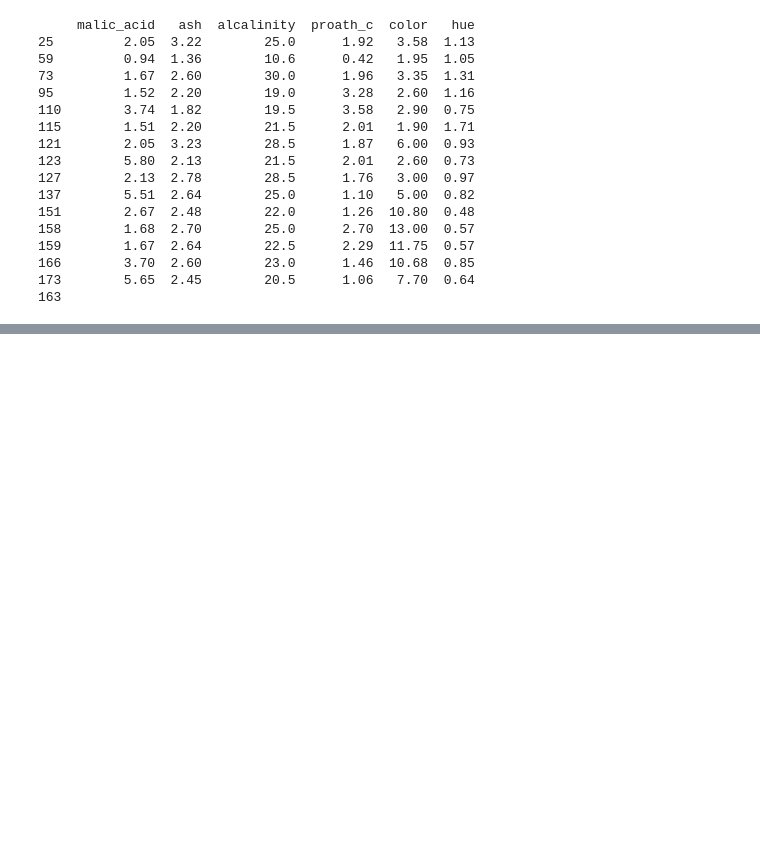
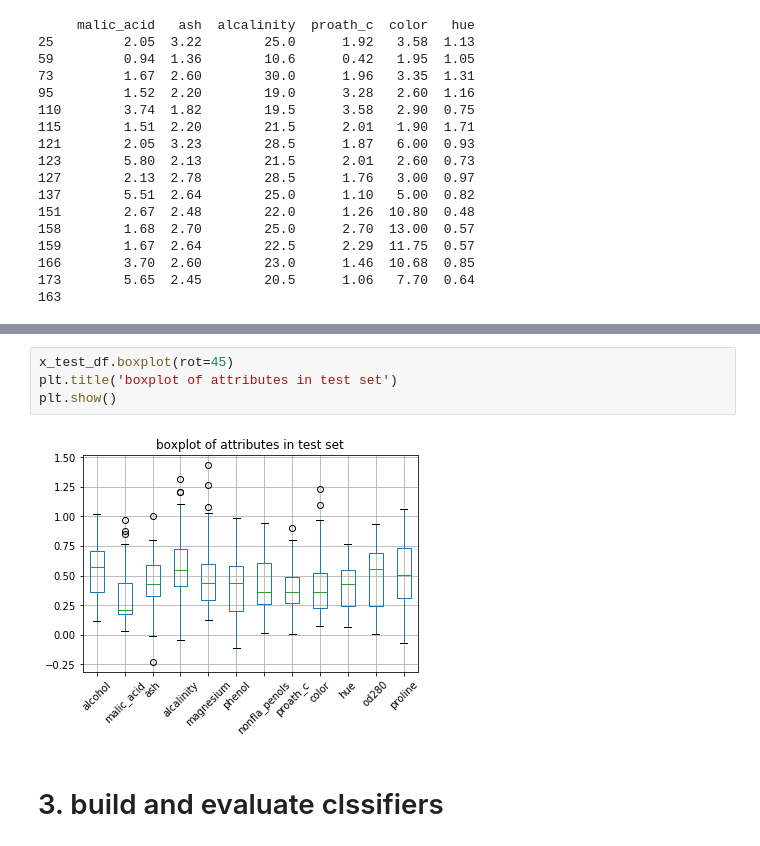
Before and after one commit to QiS9596/5243ExploratoryDataAnalysis, a Jupyter notebook: scripts/lab3_song1602.ipynb, the cells around one changed output, grey strips where cells are left out. Cells and saved outputs as stored; diff of their text form; blank space fills up the shorter version.

```diff
--- a/scripts/lab3_song1602.ipynb
+++ b/scripts/lab3_song1602.ipynb
@@ -122,0 +194,8 @@ print(len(inliner_df.index))
+# %%
+x_test_df.boxplot(rot=45)
+plt.title('boxplot of attributes in test set')
+plt.show()
+# %% [output]
+[figure, added]
+# %% [markdown]
+# 3. build and evaluate clssifiers
```
Also changed, not shown: parts of 16 cells of this notebook.
